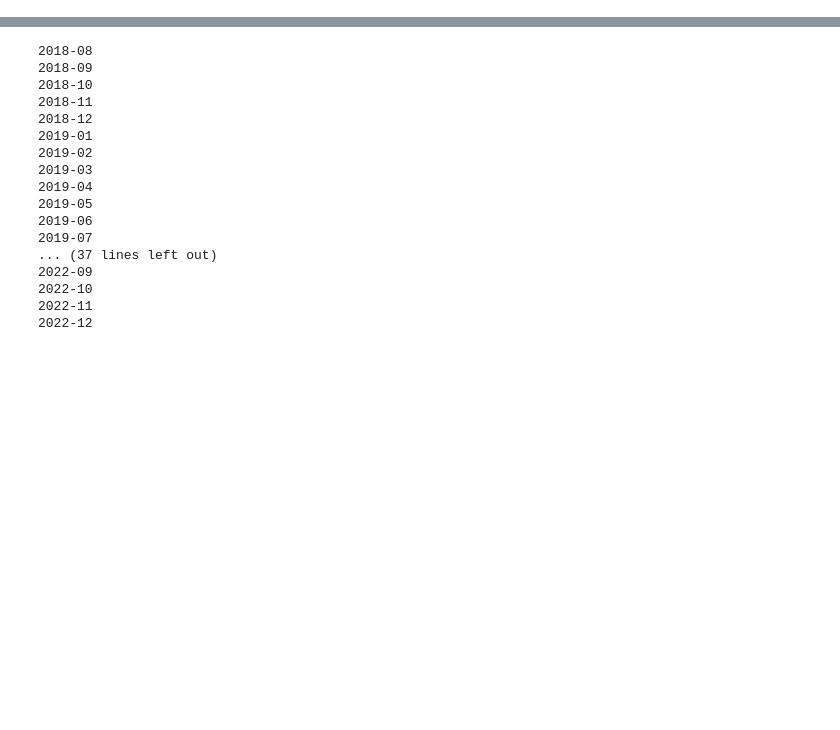
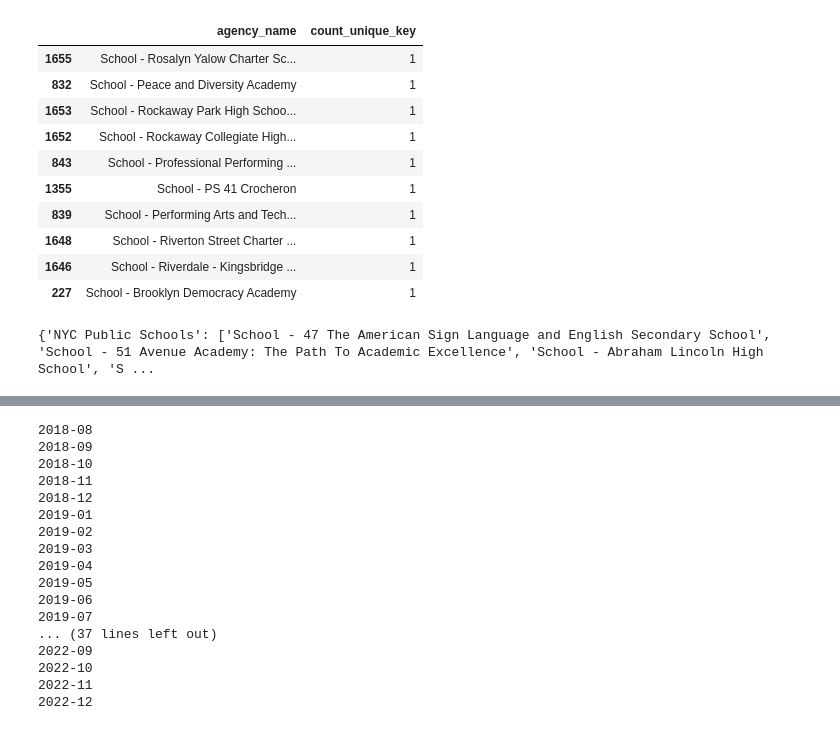
Before and after one commit to emj1020/applied_data_science_final_project, a Jupyter notebook: Scripts/01_get_311_timeseries_data.ipynb, the cells around one changed output, grey strips where cells are left out. Drawn from its saved outputs; the diff is of its cells as text; code cells hidden in the pictures; blank space fills up the shorter version.

```diff
--- a/Scripts/01_get_311_timeseries_data.ipynb
+++ b/Scripts/01_get_311_timeseries_data.ipynb
@@ -65,0 +95,14 @@ datetime_clnm = 'created_date'
+# %%
+df.sort_values(by = 'count_unique_key',ascending = False).tail(10)
+# %% [output]
+|  | agency_name | count_unique_key |
+| 1655 | School - Rosalyn Yalow Charter Sc... | 1 |
+| 832 | School - Peace and Diversity Academy | 1 |
+| 1653 | School - Rockaway Park High Schoo... | 1 |
+| 1652 | School - Rockaway Collegiate High... | 1 |
+| 843 | School - Professional Performing ... | 1 |
+| 1355 | School - PS 41 Crocheron | 1 |
+| 839 | School - Performing Arts and Tech... | 1 |
+| 1648 | School - Riverton Street Charter ... | 1 |
+| 1646 | School - Riverdale - Kingsbridge ... | 1 |
+| 227 | School - Brooklyn Democracy Academy | 1 |
@@ -65,0 +111,4 @@ datetime_clnm = 'created_date'
+# %%
+print(agency_dict)
+# %% [output]
+{'NYC Public Schools': ['School - 47 The American Sign Language and English Secondary School', 'School - 51 Avenue Academy: The Path To Academic Excellence', 'School - Abraham Lincoln High School', 'S ...
```
Also changed, not shown: parts of 28 cells of this notebook, 5 other files.
